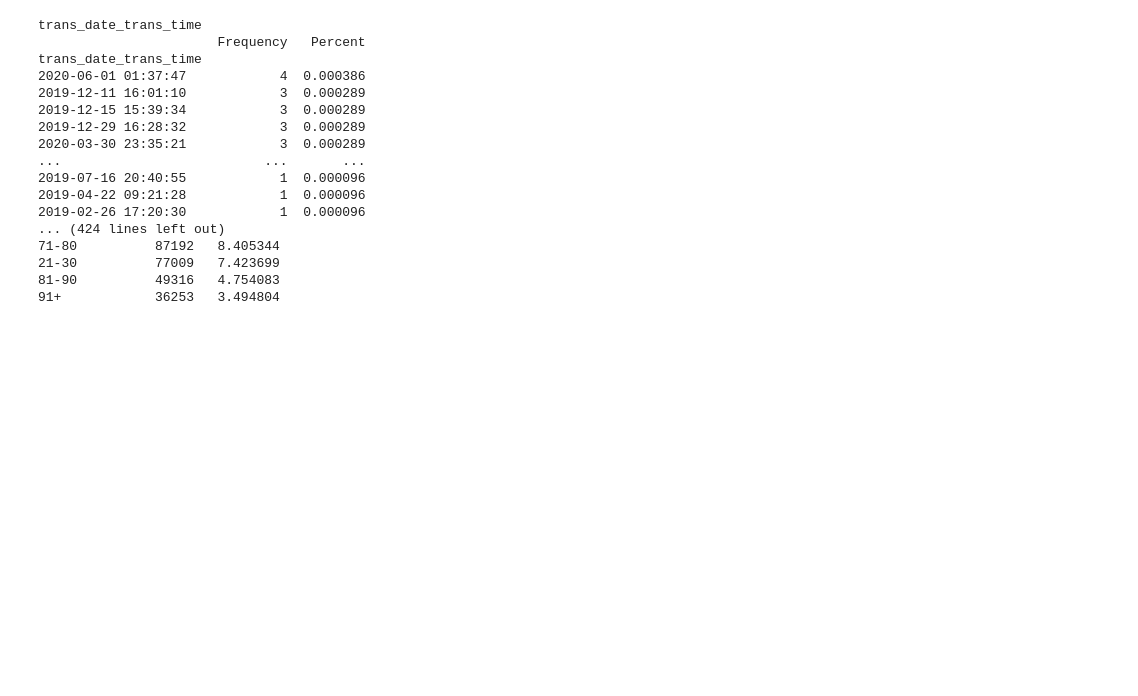
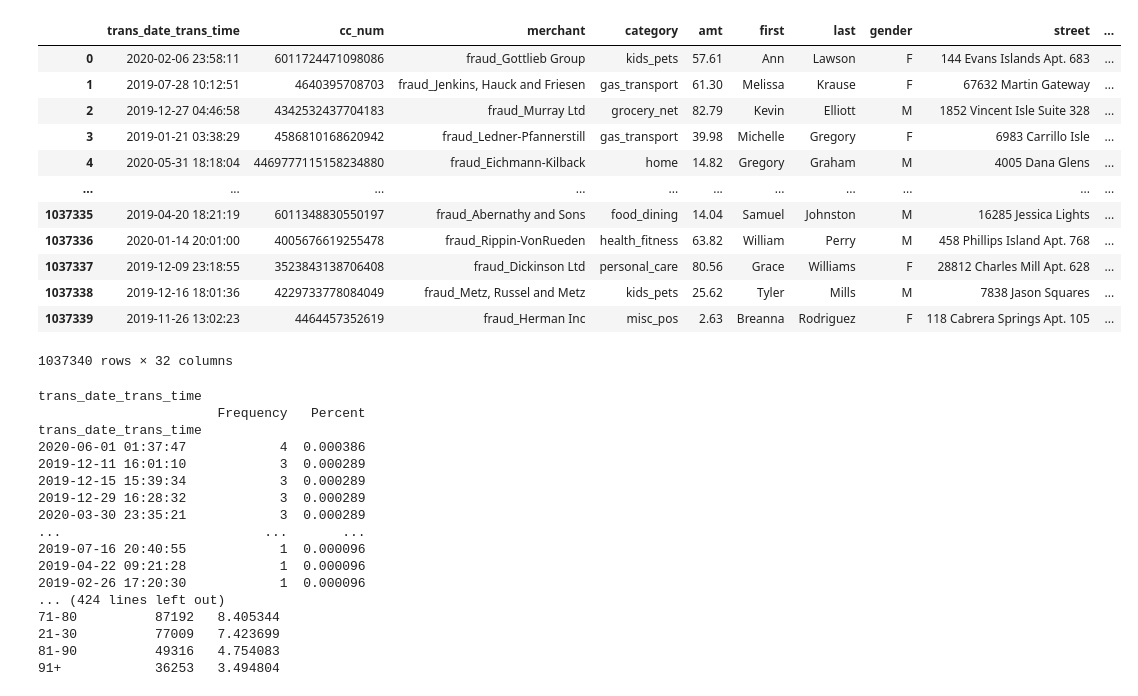
Before and after one commit to DartElina/CC_Fraud_Detection, a Jupyter notebook: CC_Fraud.ipynb, the cells around one changed output. Cells and saved outputs as stored; diff of their text form; code cells hidden in the pictures; blank space fills up the shorter version.

```diff
--- a/CC_Fraud.ipynb
+++ b/CC_Fraud.ipynb
@@ -112,22 +93,18 @@ Name: POPESTIMATE2025, dtype: int64
 # %%
-#Creating a population col on the state level by combining the pop's of the cities
-#Honestly not sure if this is a good way of doing it, might be better off grabbing a diff data set and merging it in
-city_pop = (
-    fraud_train[["city", "state", "city_pop"]]
-    .drop_duplicates()
-)
-
+#Adding FBI state level crime data and general state level data.
 
 fraud_train = fraud_train.merge(
-    us_pop[['state', 'POPESTIMATE2025']],
+    crime_data_state[['state', 'state_pop','violentCrime', 'violentRate', 'homicide','homicideRate','propertyCrime','propertyRate' ]],
     on='state',
     how='left'
 )
 
-print(fraud_train.loc[fraud_train['state'] == 'PA', 'POPESTIMATE2025']) # just making sure it added correctly.
+####################################################################################
+#creating a fraud rate col to go along with the other crime rates.
+
+
 
 ####################################################################################
-
 # making a birth year col
 today = pd.Timestamp.today()
 fraud_train["dob"] = pd.to_datetime(fraud_train["dob"])
@@ -137,7 +114,7 @@ fraud_train["dob"] = pd.to_datetime(fraud_train["dob"])
 #Giving the aprox age of all people
 fraud_train["age"] = today.year - fraud_train["dob"].dt.year
 #print(fraud_train["birth_year"].head())
-print(fraud_train["age"].head())
+#print(fraud_train["age"].head())
 
 ##################################################################################
 age_bins = [20, 30, 40, 50, 60, 70, 80, 90, float("inf")]
@@ -201,6 +170,44 @@ POPESTIMATE2025                 float64
 age                               int64
 age_group                      category
 dtype: object
+# %%
+#Making a state wide fraud rate to go along with the other crime rates.
+#Frauds per 100,000 people
+state_stats = (
+    training_data
+    .groupby('state')
+    .agg(
+        fraud_count=('is_fraud', 'sum'),
+        state_pop=('state_pop', 'first')
+    )
+    .reset_index()
+)
+############################################################
+state_stats['fraudRate'] = (
+    state_stats['fraud_count'] /
+    state_stats['state_pop']
+) * 100000
+
+training_data = training_data.merge(
+    state_stats[['state', 'fraudRate']],
+    on='state',
+    how='left'
+)
+training_data
+# %% [output]
+|  | trans_date_trans_time | cc_num | merchant | category | amt | first | last | gender | street | ... |
+| 0 | 2020-02-06 23:58:11 | 6011724471098086 | fraud_Gottlieb Group | kids_pets | 57.61 | Ann | Lawson | F | 144 Evans Islands Apt. 683 | ... |
+| 1 | 2019-07-28 10:12:51 | 4640395708703 | fraud_Jenkins, Hauck and Friesen | gas_transport | 61.30 | Melissa | Krause | F | 67632 Martin Gateway | ... |
+| 2 | 2019-12-27 04:46:58 | 4342532437704183 | fraud_Murray Ltd | grocery_net | 82.79 | Kevin | Elliott | M | 1852 Vincent Isle Suite 328 | ... |
+| 3 | 2019-01-21 03:38:29 | 4586810168620942 | fraud_Ledner-Pfannerstill | gas_transport | 39.98 | Michelle | Gregory | F | 6983 Carrillo Isle | ... |
+| 4 | 2020-05-31 18:18:04 | 4469777115158234880 | fraud_Eichmann-Kilback | home | 14.82 | Gregory | Graham | M | 4005 Dana Glens | ... |
+| ... | ... | ... | ... | ... | ... | ... | ... | ... | ... | ... |
+| 1037335 | 2019-04-20 18:21:19 | 6011348830550197 | fraud_Abernathy and Sons | food_dining | 14.04 | Samuel | Johnston | M | 16285 Jessica Lights | ... |
+| 1037336 | 2020-01-14 20:01:00 | 4005676619255478 | fraud_Rippin-VonRueden | health_fitness | 63.82 | William | Perry | M | 458 Phillips Island Apt. 768 | ... |
+| 1037337 | 2019-12-09 23:18:55 | 3523843138706408 | fraud_Dickinson Ltd | personal_care | 80.56 | Grace | Williams | F | 28812 Charles Mill Apt. 628 | ... |
+| 1037338 | 2019-12-16 18:01:36 | 4229733778084049 | fraud_Metz, Russel and Metz | kids_pets | 25.62 | Tyler | Mills | M | 7838 Jason Squares | ... |
+| 1037339 | 2019-11-26 13:02:23 | 4464457352619 | fraud_Herman Inc | misc_pos | 2.63 | Breanna | Rodriguez | F | 118 Cabrera Springs Apt. 105 | ... |
+1037340 rows × 32 columns
 # %%
 #freq table for cat with %
 for col in training_data.select_dtypes(include=["object", "category", "int64"]).columns:
```
Also changed, not shown: parts of 9 cells of this notebook, 1 other file.
